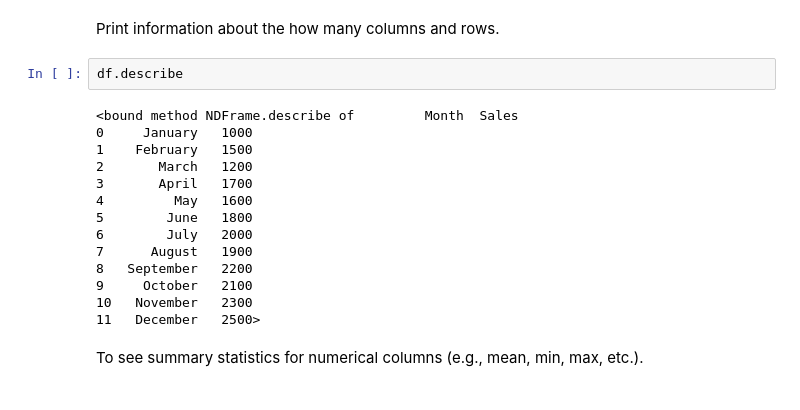
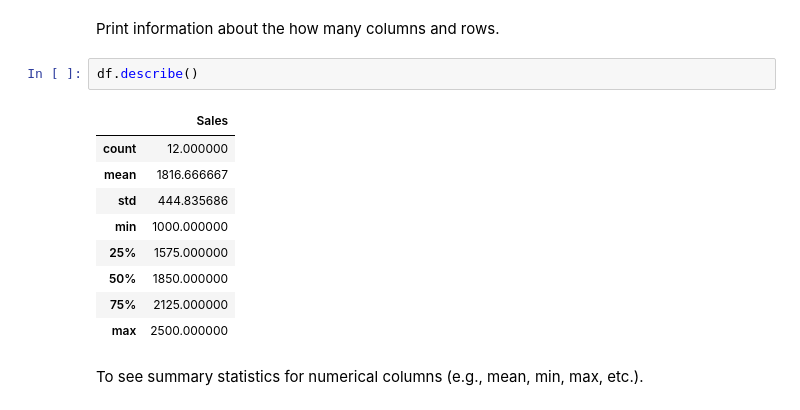
Before and after one commit to kvl00l/project, a Jupyter notebook: Project.ipynb, the cells around one changed output. Drawn from its saved outputs; the diff is of its cells as text.

```diff
--- a/Project.ipynb
+++ b/Project.ipynb
@@ -44,21 +48,17 @@ df.shape
 # %% [markdown]
 Print information about the how many columns and rows.
 # %%
-df.describe
+df.describe()
 # %% [output]
-<bound method NDFrame.describe of         Month  Sales
-0     January   1000
-1    February   1500
-2       March   1200
-3       April   1700
-4         May   1600
-5        June   1800
-6        July   2000
-7      August   1900
-8   September   2200
-9     October   2100
-10   November   2300
-11   December   2500>
+|  | Sales |
+| count | 12.000000 |
+| mean | 1816.666667 |
+| std | 444.835686 |
+| min | 1000.000000 |
+| 25% | 1575.000000 |
+| 50% | 1850.000000 |
+| 75% | 2125.000000 |
+| max | 2500.000000 |
 # %% [markdown]
 To see summary statistics for numerical columns (e.g., mean, min, max, etc.).
 # %% [markdown]
```
Also changed, not shown: parts of 18 cells of this notebook.
